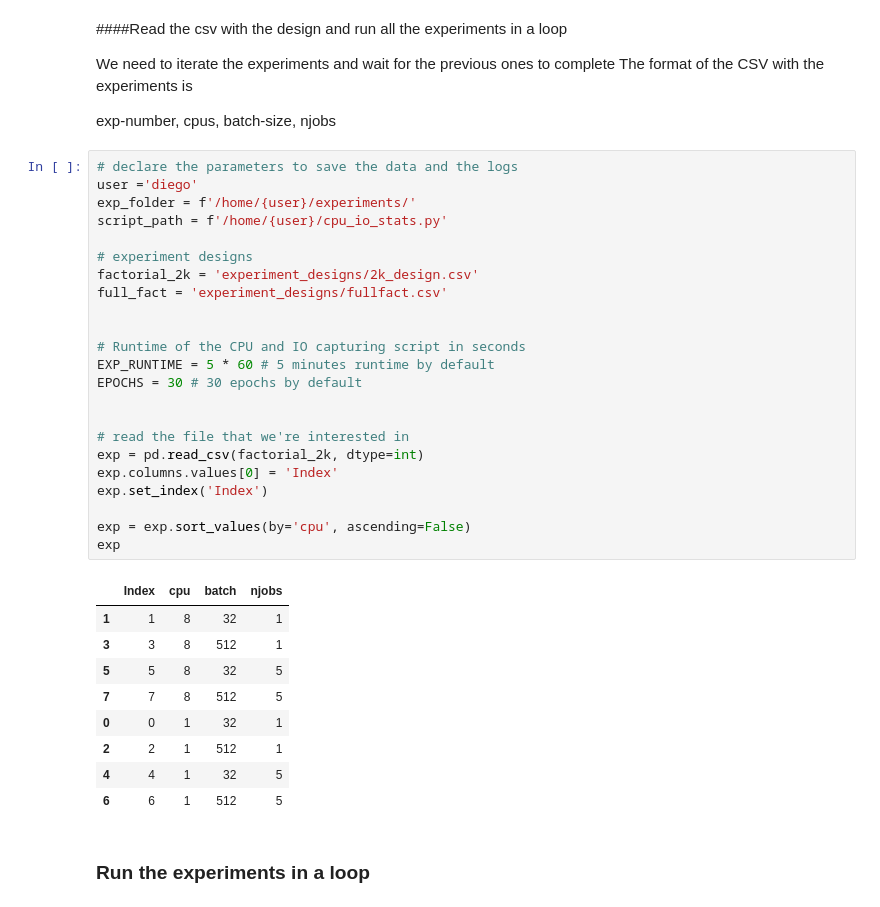
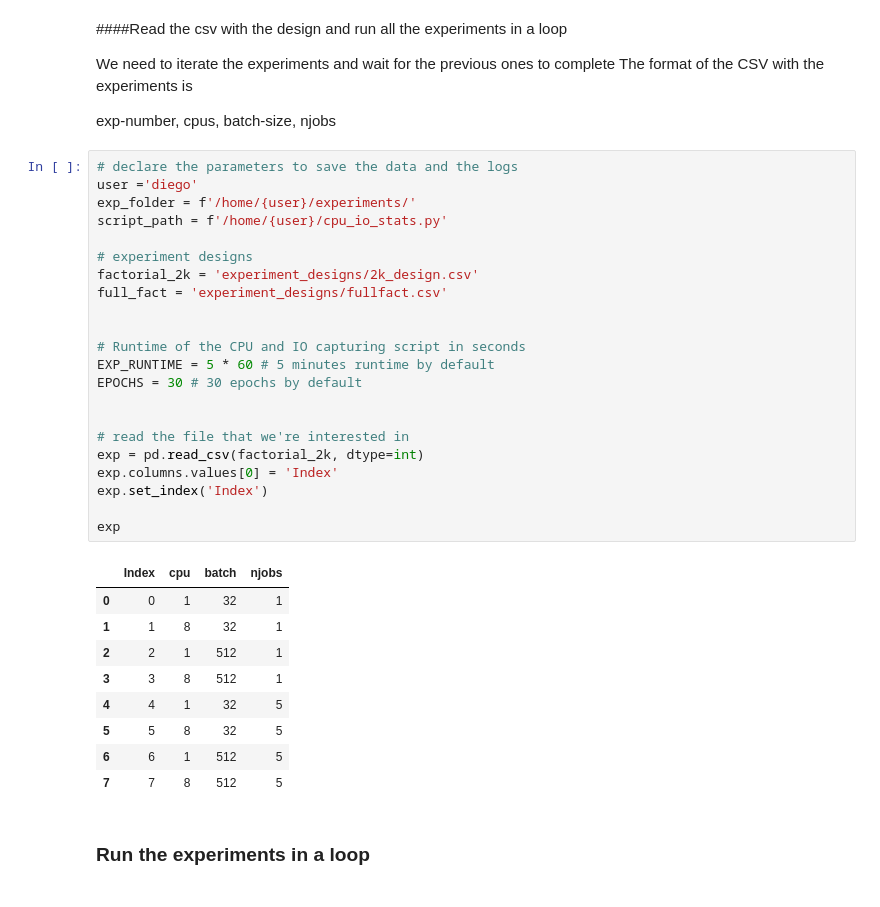
Before and after one commit to sharwinbobde/Courier-BigDL-Study, a Jupyter notebook: Run-Experiments.ipynb, the cells around one changed output. Drawn from its saved outputs; the diff is of its cells as text.

```diff
--- a/Run-Experiments.ipynb
+++ b/Run-Experiments.ipynb
@@ -222,36 +222,35 @@ exp-number, cpus, batch-size, njobs
 # %%
 # declare the parameters to save the data and the logs
 user ='diego'
 exp_folder = f'/home/{user}/experiments/'
 script_path = f'/home/{user}/cpu_io_stats.py'
 
 # experiment designs
 factorial_2k = 'experiment_designs/2k_design.csv'
 full_fact = 'experiment_designs/fullfact.csv'
 
 
 # Runtime of the CPU and IO capturing script in seconds
 EXP_RUNTIME = 5 * 60 # 5 minutes runtime by default
 EPOCHS = 30 # 30 epochs by default
 
 
 # read the file that we're interested in
 exp = pd.read_csv(factorial_2k, dtype=int)
 exp.columns.values[0] = 'Index'
 exp.set_index('Index')
 
-exp = exp.sort_values(by='cpu', ascending=False)
 exp
 # %% [output]
 |  | Index | cpu | batch | njobs |
+| 0 | 0 | 1 | 32 | 1 |
 | 1 | 1 | 8 | 32 | 1 |
+| 2 | 2 | 1 | 512 | 1 |
 | 3 | 3 | 8 | 512 | 1 |
+| 4 | 4 | 1 | 32 | 5 |
 | 5 | 5 | 8 | 32 | 5 |
+| 6 | 6 | 1 | 512 | 5 |
 | 7 | 7 | 8 | 512 | 5 |
-| 0 | 0 | 1 | 32 | 1 |
-| 2 | 2 | 1 | 512 | 1 |
-| 4 | 4 | 1 | 32 | 5 |
-| 6 | 6 | 1 | 512 | 5 |
 # %% [markdown]
 ### Run the experiments in a loop
 # %%
```
